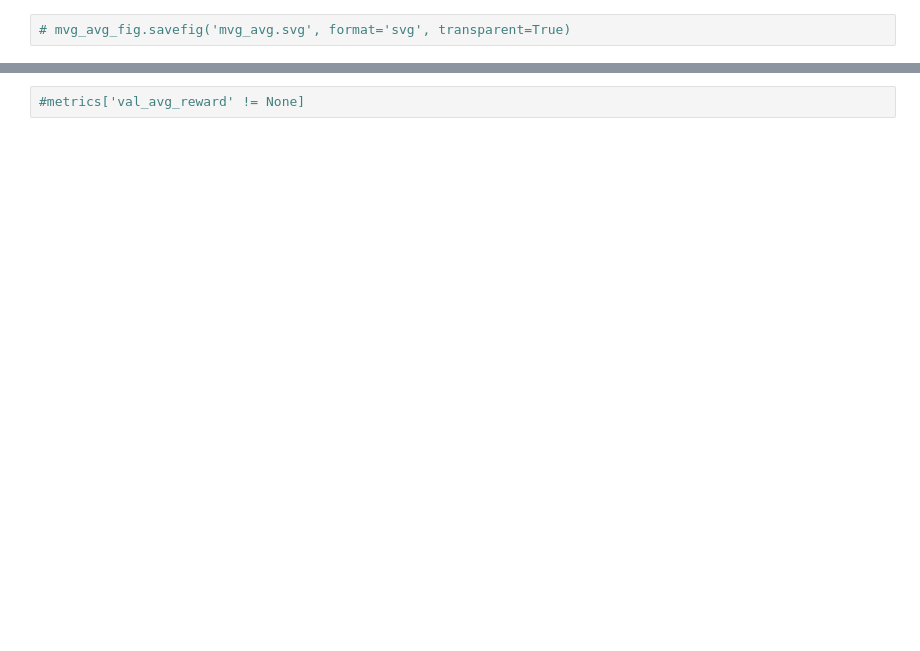
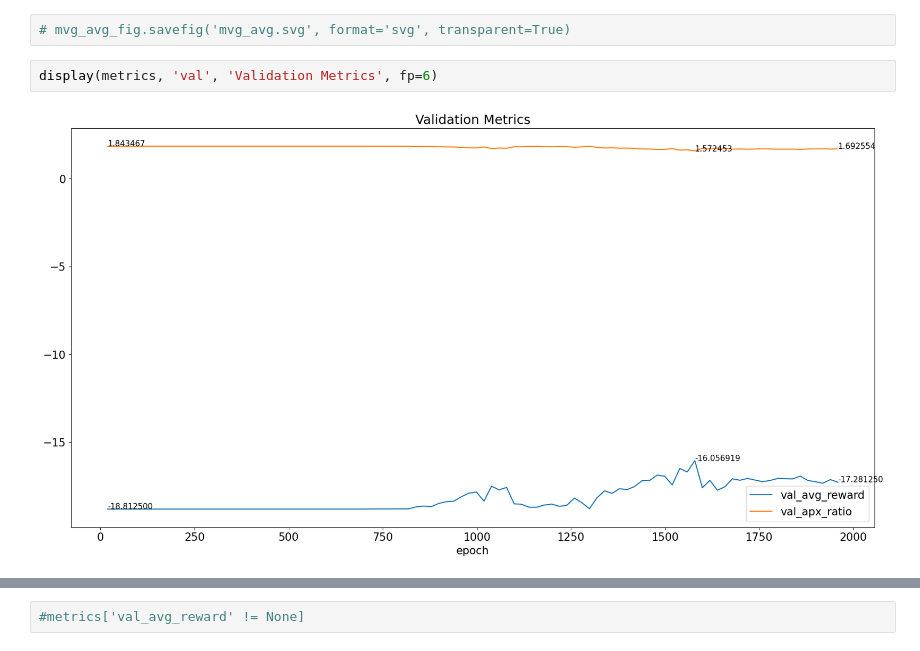
Before and after one commit to osnieltx/gnn-co, a Jupyter notebook: validation/history_visualizer.ipynb, the cells around one changed output, grey strips where cells are left out. Cells and saved outputs as stored; diff of their text form; blank space fills up the shorter version.

```diff
--- a/validation/history_visualizer.ipynb
+++ b/validation/history_visualizer.ipynb
@@ -102,2 +102,6 @@ mvg_avg_fig = display(s_metrics, 'rolling', title="Moving average of Solution Se
 # %%
 # mvg_avg_fig.savefig('mvg_avg.svg', format='svg', transparent=True)
+# %%
+display(metrics, 'val', 'Validation Metrics', fp=6)
+# %% [output]
+[figure, added]
```
Also changed, not shown: parts of 14 cells of this notebook, 2 other files.
